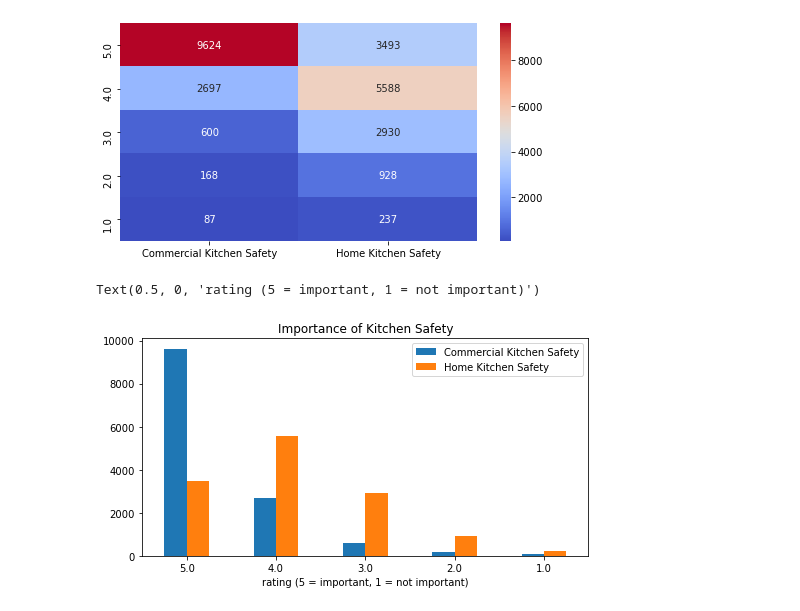
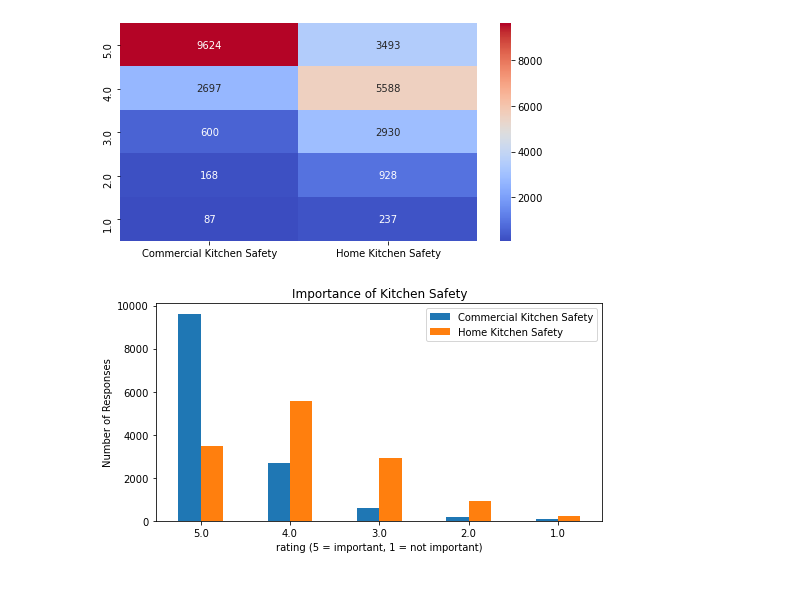
Before and after one commit to bjd9/washmeat, a Jupyter notebook: washmeat-explanatory-slidedeck.ipynb, the cells around one changed output. Cells and saved outputs as stored; diff of their text form; code cells hidden in the pictures.

```diff
--- a/washmeat-explanatory-slidedeck.ipynb
+++ b/washmeat-explanatory-slidedeck.ipynb
@@ -1205,7 +1205,7 @@ sns.heatmap(item3_reverse, annot=True, ax=ax, fmt="d", cmap="coolwarm");
 # %%
 item3_reverse.plot.bar(figsize=(8,4), rot=0)
 plt.title('Importance of Kitchen Safety');
 plt.xlabel('rating (5 = important, 1 = not important)')
+plt.ylabel('Number of Responses');
 # %% [output]
-Text(0.5, 0, 'rating (5 = important, 1 = not important)')
-[figure, old version]
+[figure, new version]
```
Also changed, not shown: 3 other files.
